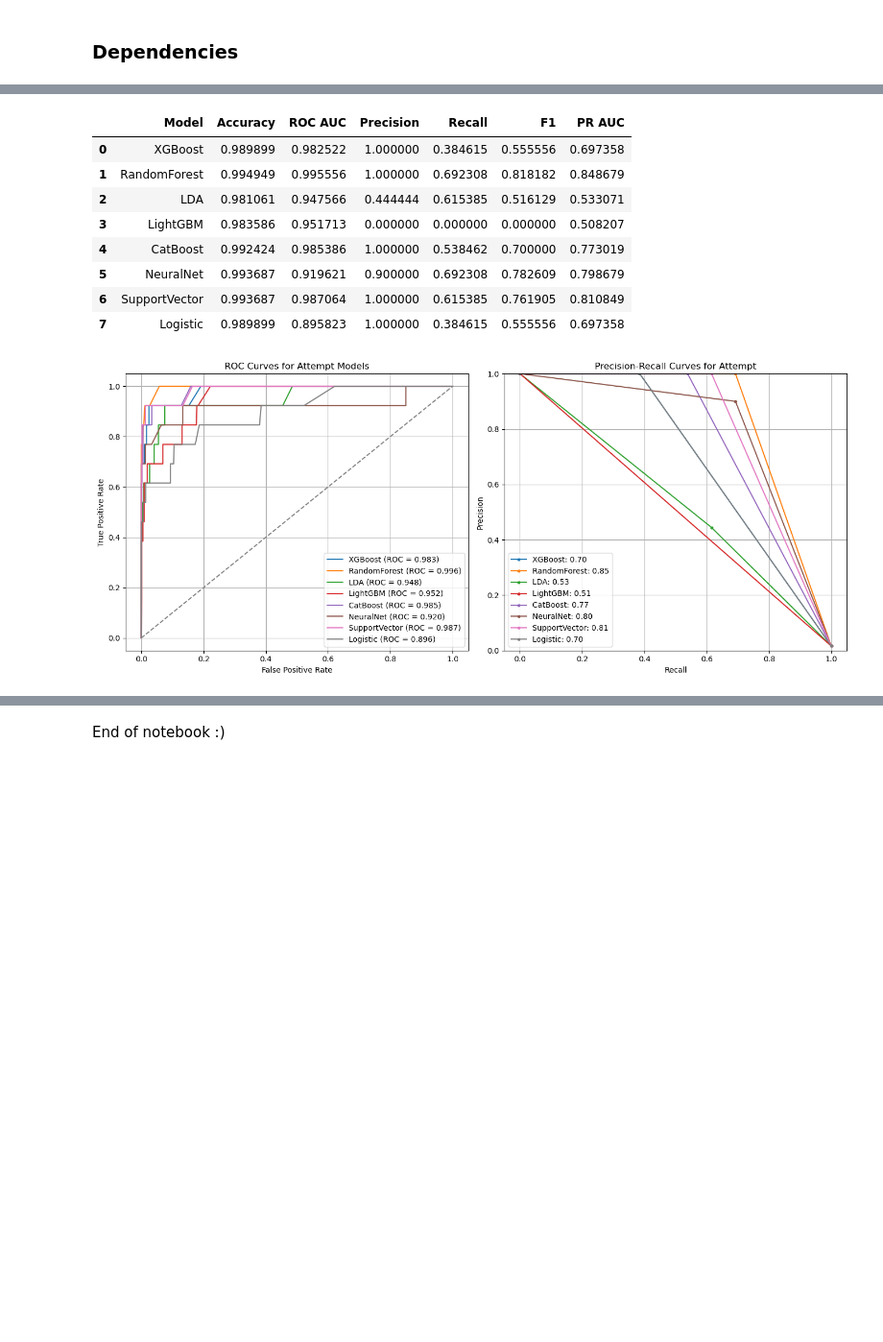
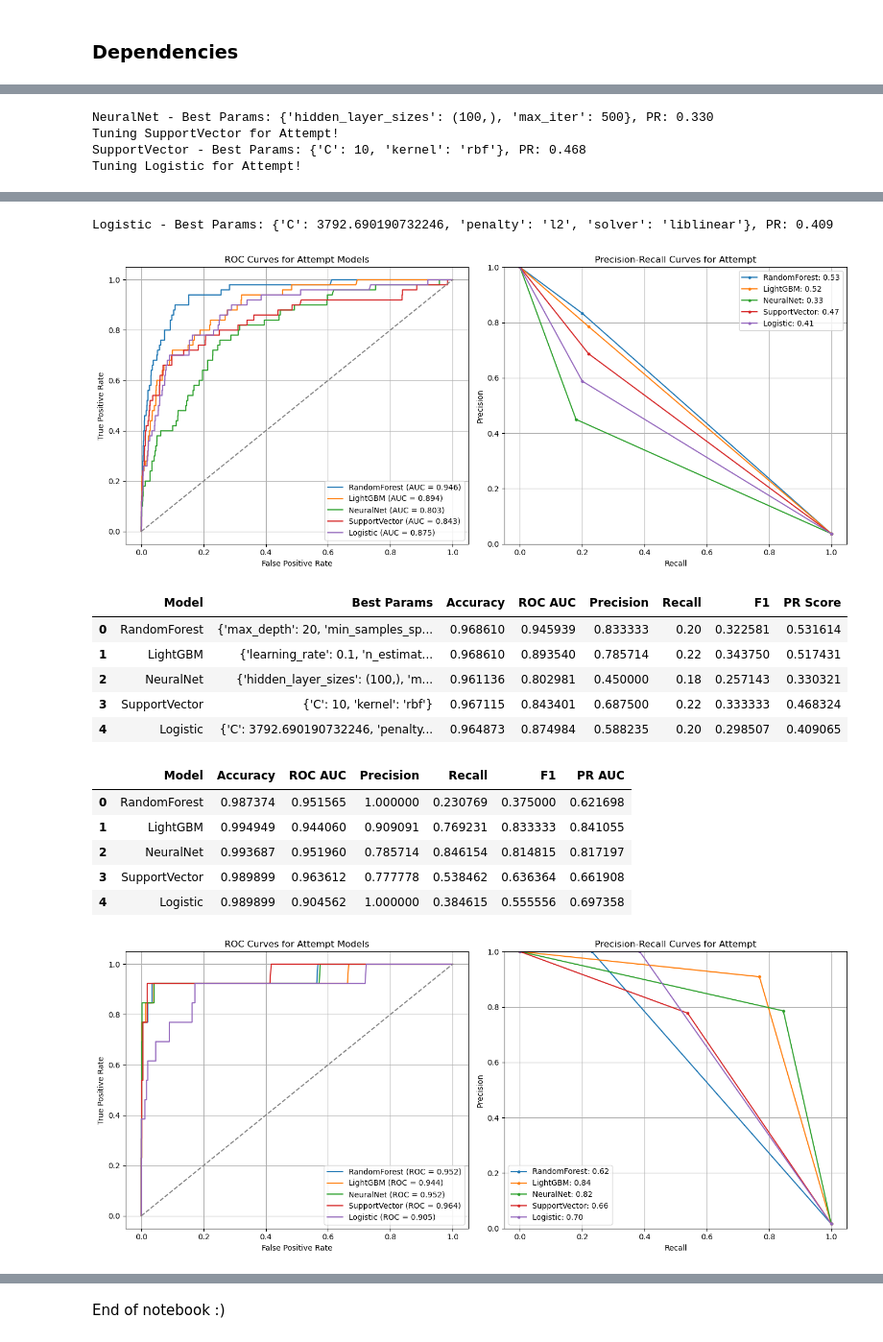
Before and after one commit to ElizabethHZhong/suicide-risk-modeling, a Jupyter notebook: compounding.ipynb, the cells around one changed output, grey strips where cells are left out. Shown at 96% size. Saved outputs shown, nothing was run; the diff lists cells and outputs as text; code cells hidden in the pictures; blank space fills up the shorter version.

```diff
--- a/compounding.ipynb
+++ b/compounding.ipynb
@@ -380,3 +394,8 @@ df_one_year  = pd.concat([df_2022_2023,df_2021_2022],ignore_index=True)
+# %%
+# Training data for curr_imputation models
+df_2022 = curr_year_prediction_data(encoded23, 2022)
+df_2023 = curr_year_prediction_data(encoded23, 2023)
+df_curr  = pd.concat([df_2022, df_2023], ignore_index=True)
 # %% [markdown]
 <div style="background-color: #007BFF; height: 4px; width: 100%;"></div>
 # %% [markdown]
@@ -533,11 +615,12 @@ for year in years:
 # %%
-def train_models(df, outcome, pred_year, qs, encoded, interactions=False):
+def train_models(df, outcome, pred_year, qs, encoded, model_params, prev, interactions=False):
     print(f"Fine-tuning models for {outcome}")
-    feature_cols, target_col = get_cols(pred_year, outcome, qs, encoded)
+    feature_cols, target_col = get_cols(pred_year, outcome, qs, encoded, prev)
 
     # Filter out people who did not take the survey
     df = df[df[f"HasResponse{pred_year}"] == 1]
-    df = df[df[f"HasResponse{pred_year + 1}"] == 1]
+    if prev:
+        df = df[df[f"HasResponse{pred_year-1}"] == 1]
 
     X, y = df[feature_cols], df[target_col]
     X_train, X_test, y_train, y_test = train_test_split(X, y, test_size=0.2, random_state=42)
@@ -565,8 +648,8 @@ def train_models(df, outcome, pred_year, qs, encoded, interactions=False):
     for mod_name in outcome_models[outcome]:
         print(f"Tuning {mod_name} for {outcome}!")
 
-        mod, param_grid = models[mod_name]
-        grid_search = GridSearchCV(mod, param_grid, cv=5, scoring='roc_auc', n_jobs=-1)
+        mod, param_grid = model_params[mod_name]
+        grid_search = GridSearchCV(mod, param_grid, cv=5, scoring='recall', n_jobs=-1)
         grid_search.fit(X_train, y_train)
         best_model = grid_search.best_estimator_
 
@@ -600,7 +683,7 @@ def train_models(df, outcome, pred_year, qs, encoded, interactions=False):
 
         trained_models[mod_name] = best_model
 
-        print(f"{mod_name} - Best Params: {grid_search.best_params_}, AUC: {auc_score:.3f}")
+        print(f"{mod_name} - Best Params: {grid_search.best_params_}, PR: {pr_score:.3f}")
 
     # ROC subplot
     ax_roc.plot([0, 1], [0, 1], linestyle='--', color='gray')  # Diagonal line
@@ -698,9 +709,35 @@ Logistic - Best Params: {'C': 0.004832930238571752, 'penalty': 'l2', 'solver': '
 # %%
+"""
+Uncomment the following code to fine-tune a particular model on the data!
+"""
+
+df = df_curr
+train_data, test_data = train_test_split(df, test_size=0.2, random_state=24)
+outcome = "Attempt"
+pred_year = 1
+qs = [
+    "psychotic",
+    "phq4",
+    "suicide",
+    "substance",
+    "help",
+    "identity"
+]
+encoded = "encoded"
+interactions = False
+model_params = models_ft
+prev = False
+
+# Training and Validation
+attempt_results, attempt_final_probs, trained_models = train_models(train_data, outcome, pred_year, qs, encoded, model_params, prev, interactions=interactions)
+display(attempt_results)
+
+# Testing the model
 final_stats = []
 fig, axes = plt.subplots(1, 2, figsize=(14, 6))
 ax_roc, ax_pr = axes
 for mod_name, trained_mod in trained_models.items():
-    feature_cols, target_col = get_cols(pred_year, outcome, qs, encoded)
+    feature_cols, target_col = get_cols(pred_year, outcome, qs, encoded, prev)
     X, y = df_2022_2023[feature_cols], df_2022_2023[target_col]
     y_pred = trained_mod.predict(X)
 
@@ -754,0 +809,4 @@ plt.show()
+NeuralNet - Best Params: {'hidden_layer_sizes': (100,), 'max_iter': 500}, PR: 0.330
+Tuning SupportVector for Attempt!
+SupportVector - Best Params: {'C': 10, 'kernel': 'rbf'}, PR: 0.468
+Tuning Logistic for Attempt!
@@ -755,10 +830,15 @@ plt.show()
+Logistic - Best Params: {'C': 3792.690190732246, 'penalty': 'l2', 'solver': 'liblinear'}, PR: 0.409
+[figure, new version]
-|  | Model | Accuracy | ROC AUC | Precision | Recall | F1 | PR AUC |
-| 0 | XGBoost | 0.989899 | 0.982522 | 1.000000 | 0.384615 | 0.555556 | 0.697358 |
-| 1 | RandomForest | 0.994949 | 0.995556 | 1.000000 | 0.692308 | 0.818182 | 0.848679 |
-| 2 | LDA | 0.981061 | 0.947566 | 0.444444 | 0.615385 | 0.516129 | 0.533071 |
-| 3 | LightGBM | 0.983586 | 0.951713 | 0.000000 | 0.000000 | 0.000000 | 0.508207 |
-| 4 | CatBoost | 0.992424 | 0.985386 | 1.000000 | 0.538462 | 0.700000 | 0.773019 |
-| 5 | NeuralNet | 0.993687 | 0.919621 | 0.900000 | 0.692308 | 0.782609 | 0.798679 |
-| 6 | SupportVector | 0.993687 | 0.987064 | 1.000000 | 0.615385 | 0.761905 | 0.810849 |
-| 7 | Logistic | 0.989899 | 0.895823 | 1.000000 | 0.384615 | 0.555556 | 0.697358 |
+|  | Model | Best Params | Accuracy | ROC AUC | Precision | Recall | F1 | PR Score |
+| 0 | RandomForest | {'max_depth': 20, 'min_samples_sp... | 0.968610 | 0.945939 | 0.833333 | 0.20 | 0.322581 | 0.531614 |
+| 1 | LightGBM | {'learning_rate': 0.1, 'n_estimat... | 0.968610 | 0.893540 | 0.785714 | 0.22 | 0.343750 | 0.517431 |
+| 2 | NeuralNet | {'hidden_layer_sizes': (100,), 'm... | 0.961136 | 0.802981 | 0.450000 | 0.18 | 0.257143 | 0.330321 |
+| 3 | SupportVector | {'C': 10, 'kernel': 'rbf'} | 0.967115 | 0.843401 | 0.687500 | 0.22 | 0.333333 | 0.468324 |
+| 4 | Logistic | {'C': 3792.690190732246, 'penalty... | 0.964873 | 0.874984 | 0.588235 | 0.20 | 0.298507 | 0.409065 |
-[figure, old version]
+|  | Model | Accuracy | ROC AUC | Precision | Recall | F1 | PR AUC |
+| 0 | RandomForest | 0.987374 | 0.951565 | 1.000000 | 0.230769 | 0.375000 | 0.621698 |
+| 1 | LightGBM | 0.994949 | 0.944060 | 0.909091 | 0.769231 | 0.833333 | 0.841055 |
+| 2 | NeuralNet | 0.993687 | 0.951960 | 0.785714 | 0.846154 | 0.814815 | 0.817197 |
+| 3 | SupportVector | 0.989899 | 0.963612 | 0.777778 | 0.538462 | 0.636364 | 0.661908 |
+| 4 | Logistic | 0.989899 | 0.904562 | 1.000000 | 0.384615 | 0.555556 | 0.697358 |
+[figure, added]
```
Also changed, not shown: parts of 15 cells of this notebook.
